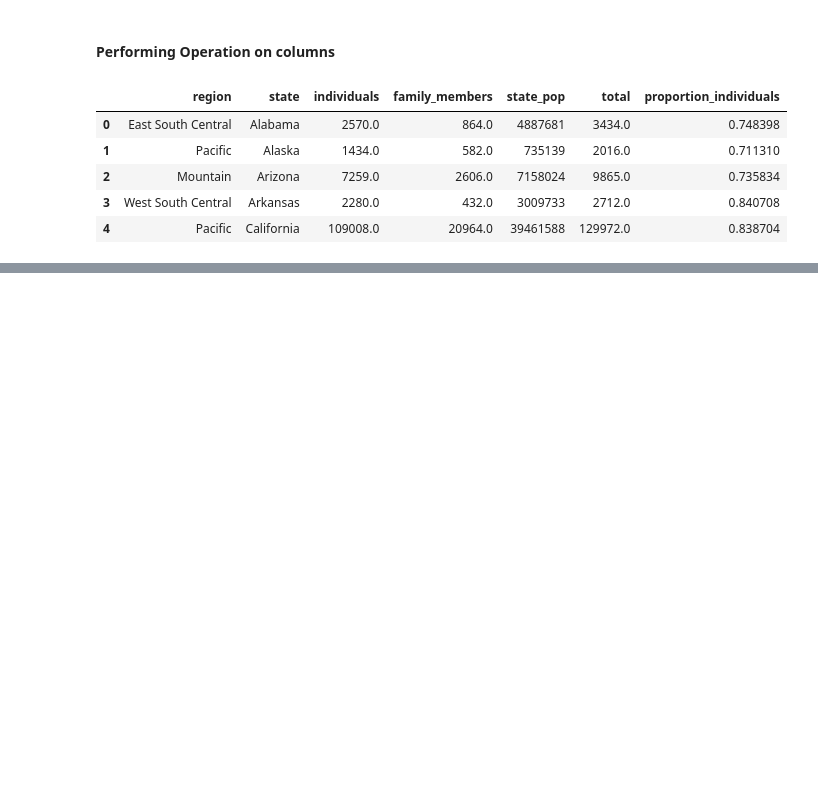
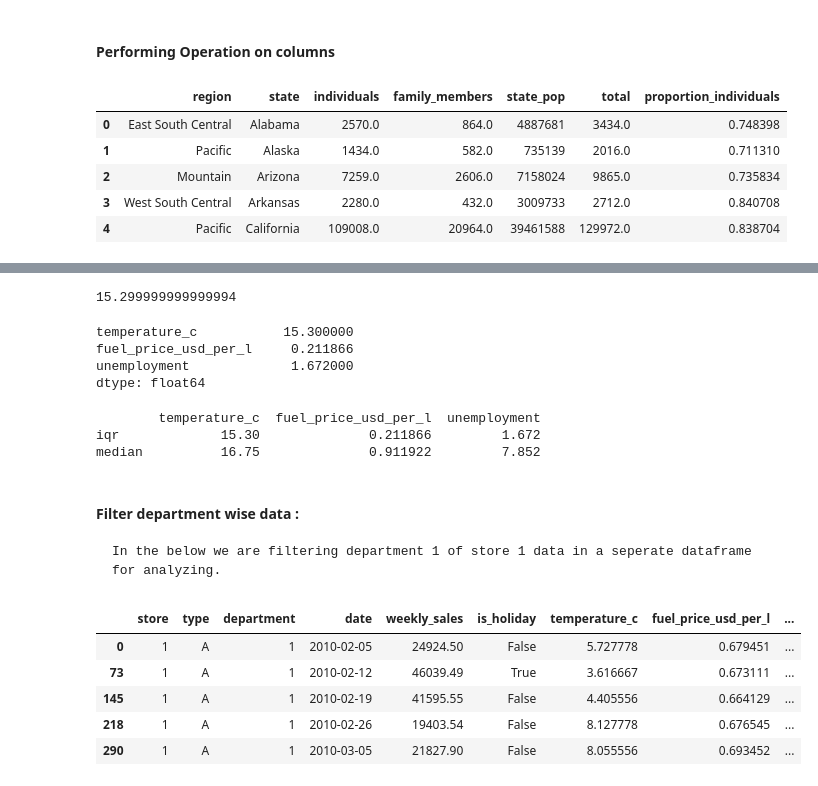
Before and after one commit to subhradeep/Python, a Jupyter notebook: Data Manipulation Using Python.ipynb, the cells around one changed output, grey strips where cells are left out. Saved outputs shown, nothing was run; the diff lists cells and outputs as text; code cells hidden in the pictures; blank space fills up the shorter version.

```diff
--- a/Data Manipulation Using Python.ipynb
+++ b/Data Manipulation Using Python.ipynb
@@ -169,0 +201,31 @@ homelessness.head()
+# %%
+print(walmart['temperature_c'].agg(iqr))
+# %% [output]
+15.299999999999994
+# %%
+print(walmart[['temperature_c','fuel_price_usd_per_l','unemployment']].agg(iqr))
+# %% [output]
+temperature_c           15.300000
+fuel_price_usd_per_l     0.211866
+unemployment             1.672000
+dtype: float64
+# %%
+print(walmart[["temperature_c", "fuel_price_usd_per_l", "unemployment"]].agg([iqr,np.median]))
+# %% [output]
+        temperature_c  fuel_price_usd_per_l  unemployment
+iqr             15.30              0.211866         1.672
+median          16.75              0.911922         7.852
+# %% [markdown]
+#### Filter department wise data :
+
+    In the below we are filtering department 1 of store 1 data in a seperate dataframe for analyzing.
+# %%
+walmart_sales_1 = walmart[(walmart['department']==1) & (walmart['store']==1)]
+walmart_sales_1.head()
+# %% [output]
+|  | store | type | department | date | weekly_sales | is_holiday | temperature_c | fuel_price_usd_per_l | ... |
+| 0 | 1 | A | 1 | 2010-02-05 | 24924.50 | False | 5.727778 | 0.679451 | ... |
+| 73 | 1 | A | 1 | 2010-02-12 | 46039.49 | True | 3.616667 | 0.673111 | ... |
+| 145 | 1 | A | 1 | 2010-02-19 | 41595.55 | False | 4.405556 | 0.664129 | ... |
+| 218 | 1 | A | 1 | 2010-02-26 | 19403.54 | False | 8.127778 | 0.676545 | ... |
+| 290 | 1 | A | 1 | 2010-03-05 | 21827.90 | False | 8.055556 | 0.693452 | ... |
```
Also changed, not shown: parts of 18 cells of this notebook.
